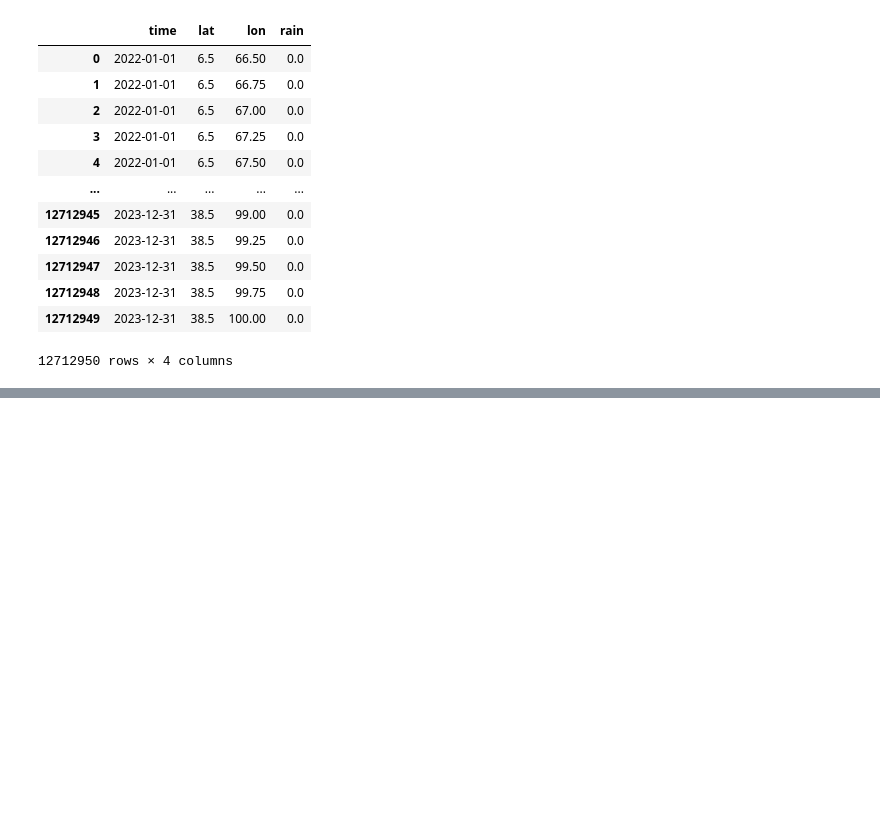
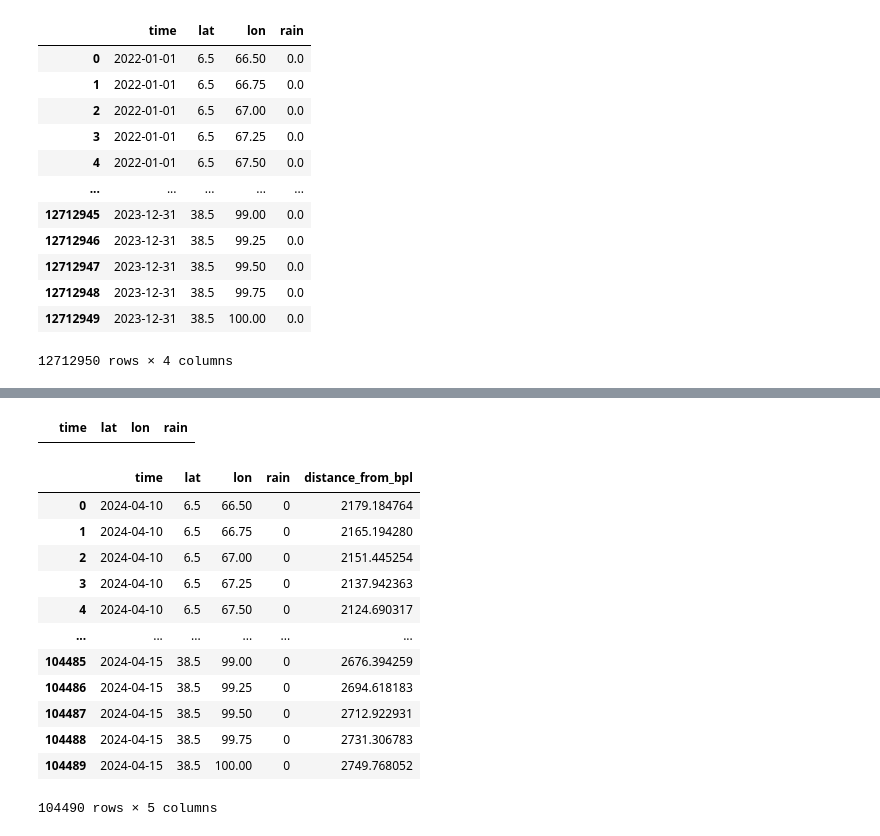
Before and after one commit to Rishit605/MetP, a Jupyter notebook: MET.ipynb, the cells around one changed output, grey strips where cells are left out. Drawn from its saved outputs; the diff is of its cells as text; code cells hidden in the pictures; blank space fills up the shorter version.

```diff
--- a/MET.ipynb
+++ b/MET.ipynb
@@ -258,0 +511,4 @@ KeyError: 'lat'
+# %%
+n_r
+# %% [output]
+|  | time | lat | lon | rain |
@@ -258,0 +520,16 @@ KeyError: 'lat'
+# %%
+rt_df
+# %% [output]
+|  | time | lat | lon | rain | distance_from_bpl |
+| 0 | 2024-04-10 | 6.5 | 66.50 | 0 | 2179.184764 |
+| 1 | 2024-04-10 | 6.5 | 66.75 | 0 | 2165.194280 |
+| 2 | 2024-04-10 | 6.5 | 67.00 | 0 | 2151.445254 |
+| 3 | 2024-04-10 | 6.5 | 67.25 | 0 | 2137.942363 |
+| 4 | 2024-04-10 | 6.5 | 67.50 | 0 | 2124.690317 |
+| ... | ... | ... | ... | ... | ... |
+| 104485 | 2024-04-15 | 38.5 | 99.00 | 0 | 2676.394259 |
+| 104486 | 2024-04-15 | 38.5 | 99.25 | 0 | 2694.618183 |
+| 104487 | 2024-04-15 | 38.5 | 99.50 | 0 | 2712.922931 |
+| 104488 | 2024-04-15 | 38.5 | 99.75 | 0 | 2731.306783 |
+| 104489 | 2024-04-15 | 38.5 | 100.00 | 0 | 2749.768052 |
+104490 rows × 5 columns
```
Also changed, not shown: parts of 43 cells of this notebook, 3 other files.
